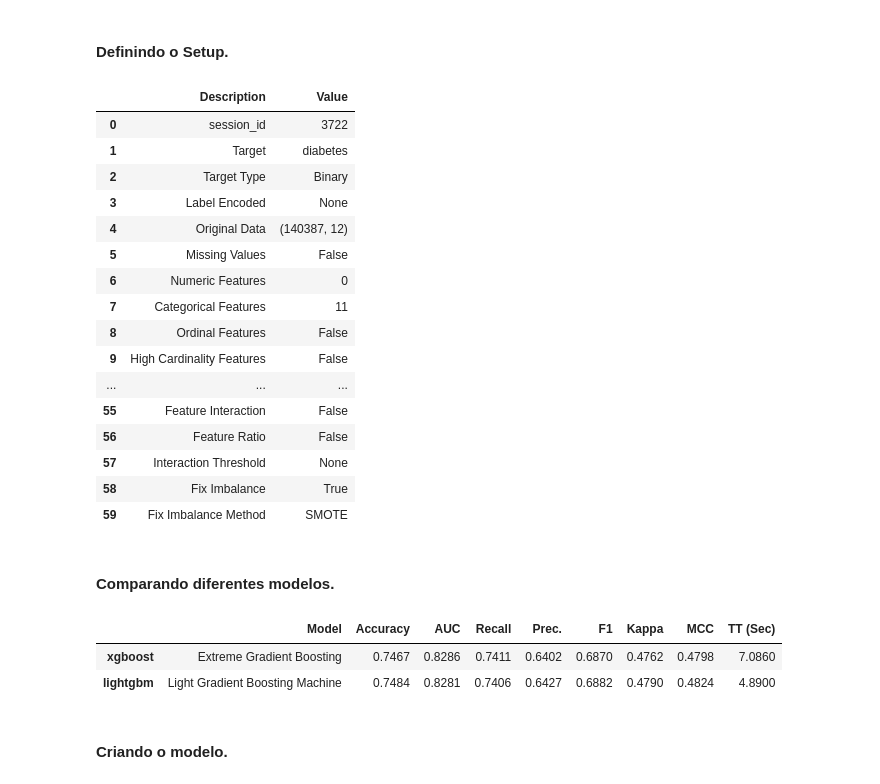
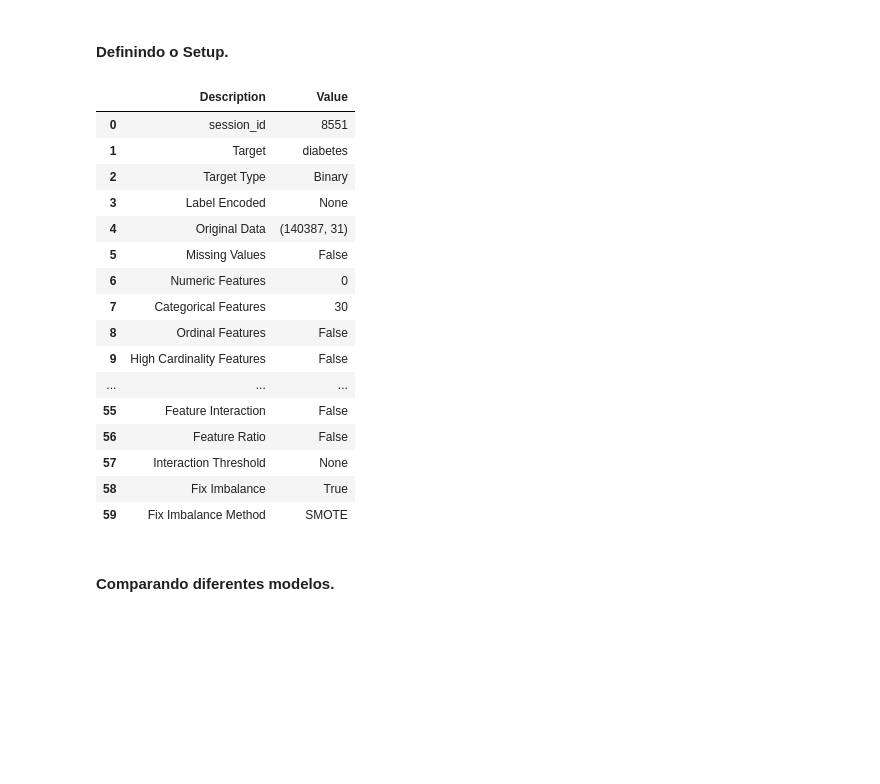
Before and after one commit to Joaquim-Santos/Analysis-of-Diabetes-Risk-Factors, a Jupyter notebook: notebooks/machine_learning_deploy.ipynb, the cells around one changed output. Cells and saved outputs as stored; diff of their text form; code cells hidden in the pictures; blank space fills up the shorter version.

Commit message:
melhorias no modelo de ML

```diff
--- a/notebooks/machine_learning_deploy.ipynb
+++ b/notebooks/machine_learning_deploy.ipynb
@@ -81,3 +106,6 @@ df_diabetes_indcators['income'] = df_diabetes_indcators['income'].map(lambda x:m
+# %%
+df_diabetes_indcators['general_health_scale'] = df_diabetes_indcators['general_health_scale']\
+    .map(lambda x:map_health_scale(x))
 # %%
 df_diabetes_indcators.head()
 # %% [output]
@@ -123,0 +120,7 @@ plt.show()
+# %%
+df_diabetes_indcators = df_diabetes_indcators.drop(['education', 'days_of_poor_mental_health', 'cholesterol_check',
+                                                    'at_least_one_veggies_a_day'], axis = 1)
+# %%
+variables_cat = ['income', 'age', 'general_health_scale',
+                 'physical_illness_injury_days','body_mass_index']
+df_diabetes_dummy = pd.get_dummies(df_diabetes_indcators, columns = variables_cat)
@@ -124,7 +185,8 @@ plt.show()
 # %% [markdown]
 #### Filtrando apenas os atributos relevantes.
 # %%
-X = df_diabetes_indcators.drop("diabetes", axis=1)
+X = df_diabetes_dummy.drop(["diabetes"], axis=1)
+y = df_diabetes_dummy['diabetes']
 # %% [markdown]
 #### Realizando balanceamento de classes.
 # %%
@@ -273,25 +330,26 @@ from pycaret.classification import *
 # %%
 x_smote['diabetes']=y_smote
 defined_setup = setup(x_smote
           ,target = "diabetes"
-          ,normalize = True
-          ,normalize_method = "minmax"
+          ,normalize = False
+          ,categorical_features=list(X.columns)
+          #,normalize_method = "minmax"
           ,data_split_stratify = True
           ,fix_imbalance = True,
           fix_imbalance_method = SMOTE(sampling_strategy=0.8),
           feature_selection = True,
-          feature_selection_threshold = 0.8
+          #feature_selection_threshold = 0.9
          )
 # %% [output]
 |  | Description | Value |
-| 0 | session_id | 3722 |
+| 0 | session_id | 8551 |
 | 1 | Target | diabetes |
 | 2 | Target Type | Binary |
 | 3 | Label Encoded | None |
-| 4 | Original Data | (140387, 12) |
+| 4 | Original Data | (140387, 31) |
 | 5 | Missing Values | False |
 | 6 | Numeric Features | 0 |
-| 7 | Categorical Features | 11 |
+| 7 | Categorical Features | 30 |
 | 8 | Ordinal Features | False |
 | 9 | High Cardinality Features | False |
 | ... | ... | ... |
@@ -302,11 +360,3 @@ defined_setup = setup(x_smote
 | 59 | Fix Imbalance Method | SMOTE |
 # %% [markdown]
 #### Comparando diferentes modelos.
-# %%
-best_model = compare_models(fold = 5,sort = 'AUC', include = ['lightgbm', 'xgboost'], probability_threshold = 0.45)
-# %% [output]
-|  | Model | Accuracy | AUC | Recall | Prec. | F1 | Kappa | MCC | TT (Sec) |
-| xgboost | Extreme Gradient Boosting | 0.7467 | 0.8286 | 0.7411 | 0.6402 | 0.6870 | 0.4762 | 0.4798 | 7.0860 |
-| lightgbm | Light Gradient Boosting Machine | 0.7484 | 0.8281 | 0.7406 | 0.6427 | 0.6882 | 0.4790 | 0.4824 | 4.8900 |
-# %% [markdown]
-#### Criando o modelo.
```
Also changed, not shown: parts of 45 cells of this notebook, 7 other files.
